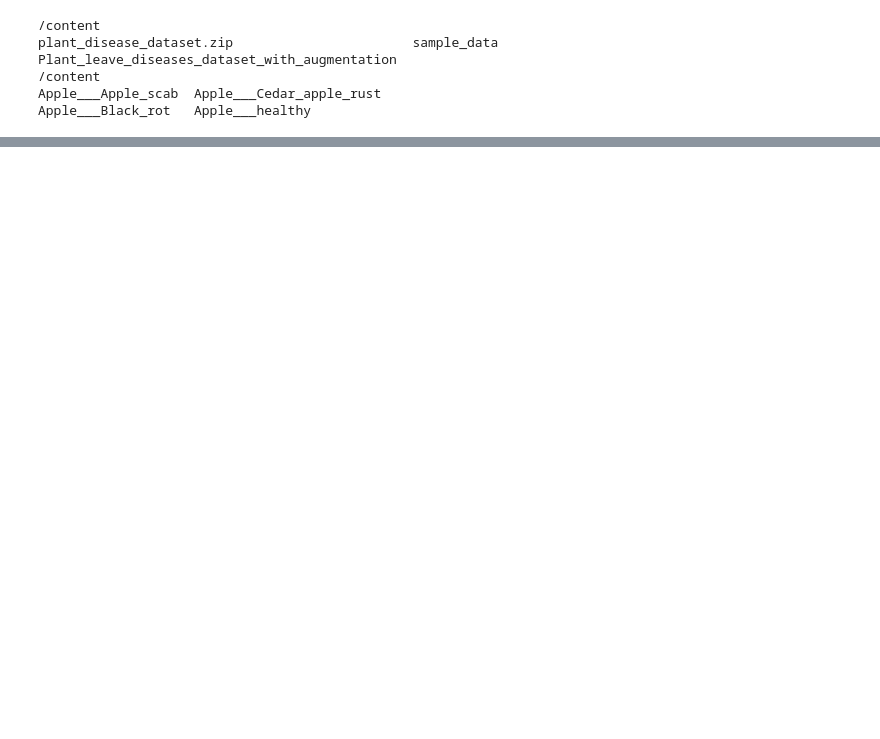
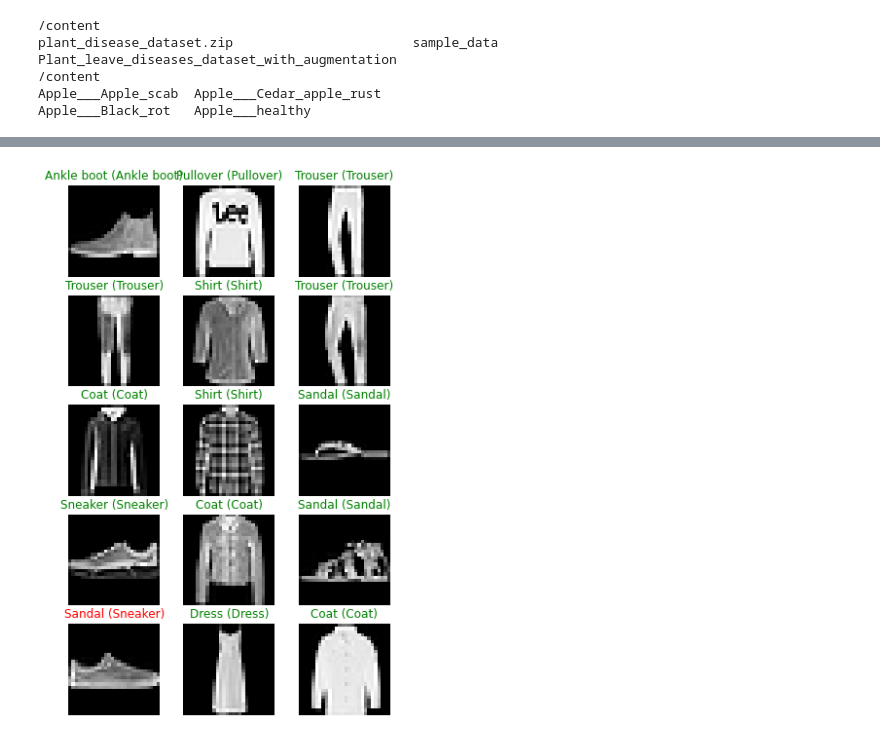
Before and after one commit to ShivaShirsath/dl, a Jupyter notebook: plantFashion.ipynb, the cells around one changed output, grey strips where cells are left out. Drawn from its saved outputs; the diff is of its cells as text; code cells hidden in the pictures; blank space fills up the shorter version.

```diff
--- a/plantFashion.ipynb
+++ b/plantFashion.ipynb
@@ -164,0 +170,7 @@ Test accuracy: 0.9827771782875061
+# %%
+# Load the dataset
+(train_images, train_labels), (test_images, test_labels) = fashion_mnist.load_data()
+
+# Normalize the images
+train_images = train_images / 255.0
+test_images = test_images / 255.0
@@ -164,0 +189,12 @@ Test accuracy: 0.9827771782875061
+# %%
+# Compile the model
+model.compile(optimizer='adam',
+              loss=tf.keras.losses.SparseCategoricalCrossentropy(from_logits=True),
+              metrics=['accuracy'])
+
+# Train the model
+model.fit(train_images[..., tf.newaxis], train_labels, epochs=5)
+
+# Evaluate the model
+test_loss, test_acc = model.evaluate(test_images[..., tf.newaxis], test_labels)
+print('Test accuracy:', test_acc)
@@ -164,0 +214,29 @@ Test accuracy: 0.9827771782875061
+# %%
+
+import numpy as np
+import matplotlib.pyplot as plt
+
+# Define class names
+class_names = ['T-shirt/top', 'Trouser', 'Pullover', 'Dress', 'Coat',
+               'Sandal', 'Shirt', 'Sneaker', 'Bag', 'Ankle boot']
+
+# Make predictions on the test set
+predictions = model.predict(test_images[..., tf.newaxis])
+
+# Plot a random sample of test images with their predicted labels
+num_rows, num_cols = 5, 3
+num_images = num_rows * num_cols
+plt.figure(figsize=(2*num_cols, 2*num_rows))
+for i in range(num_images):
+    plt.subplot(num_rows, num_cols, i+1)
+    plt.imshow(test_images[i], cmap='gray')
+    predicted_label = np.argmax(predictions[i])
+    true_label = test_labels[i]
+    if predicted_label == true_label:
+        color = 'green'
+    else:
+        color = 'red'
+    plt.title('{} ({})'.format(class_names[predicted_label], class_names[true_label]), color=color)
+    plt.axis('off')
+plt.show()
+# %% [output]
@@ -164,0 +244 @@ Test accuracy: 0.9827771782875061
+[figure, added]
```
Also changed, not shown: parts of 9 cells of this notebook.
